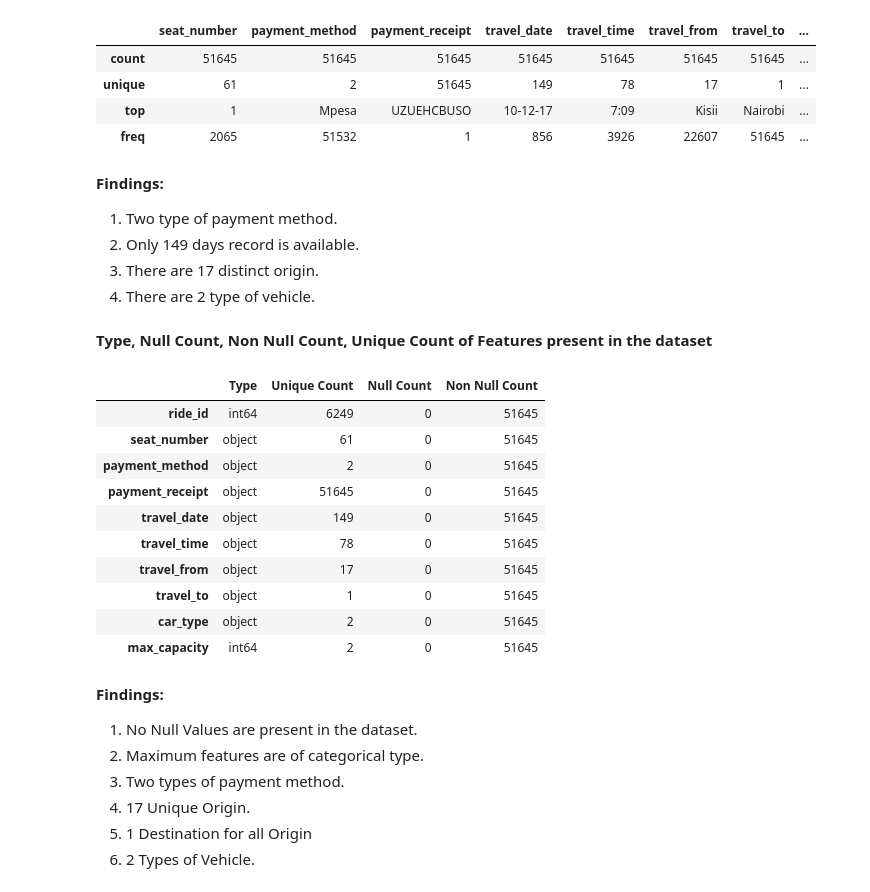
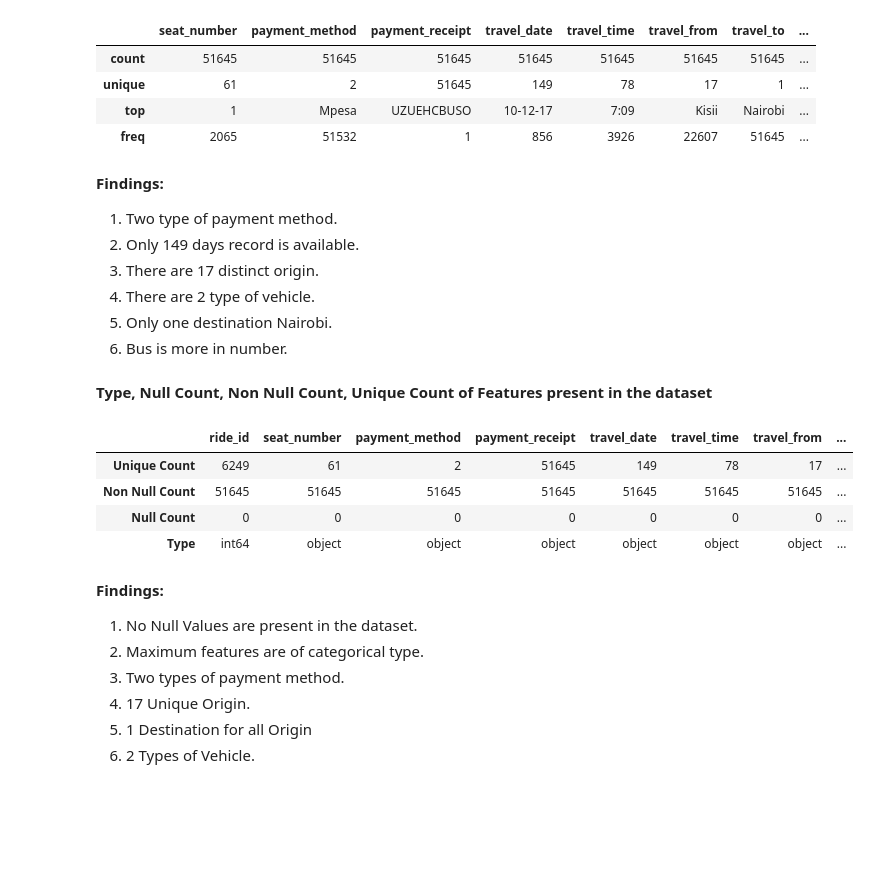
Before and after one commit to sudeep-009/Transport-Demand-Prediction-Regression-Capstone-Project, a Jupyter notebook: Copy_of_Demand_Prediction_for_Public_Transport_Capstone_Project.ipynb, the cells around one changed output. Drawn from its saved outputs; the diff is of its cells as text; code cells hidden in the pictures; blank space fills up the shorter version.

```diff
--- a/Copy_of_Demand_Prediction_for_Public_Transport_Capstone_Project.ipynb
+++ b/Copy_of_Demand_Prediction_for_Public_Transport_Capstone_Project.ipynb
@@ -155,6 +155,8 @@ transport_df.describe(include='object')
 2. Only 149 days record is available.
 3. There are 17 distinct origin.
 4. There are 2 type of vehicle.
+5. Only one destination Nairobi.
+6. Bus is more in number.
 # %% [markdown]
 **Type, Null Count, Non Null Count, Unique Count of Features present in the dataset**
 # %%
@@ -166,19 +168,13 @@ def info(dataset):
   info_df['Unique Count'] = dataset.nunique()
   return info_df
 # %%
-info(transport_df)
+info(transport_df).T
 # %% [output]
-|  | Type | Unique Count | Null Count | Non Null Count |
-| ride_id | int64 | 6249 | 0 | 51645 |
-| seat_number | object | 61 | 0 | 51645 |
-| payment_method | object | 2 | 0 | 51645 |
-| payment_receipt | object | 51645 | 0 | 51645 |
-| travel_date | object | 149 | 0 | 51645 |
-| travel_time | object | 78 | 0 | 51645 |
-| travel_from | object | 17 | 0 | 51645 |
-| travel_to | object | 1 | 0 | 51645 |
-| car_type | object | 2 | 0 | 51645 |
-| max_capacity | int64 | 2 | 0 | 51645 |
+|  | ride_id | seat_number | payment_method | payment_receipt | travel_date | travel_time | travel_from | ... |
+| Unique Count | 6249 | 61 | 2 | 51645 | 149 | 78 | 17 | ... |
+| Non Null Count | 51645 | 51645 | 51645 | 51645 | 51645 | 51645 | 51645 | ... |
+| Null Count | 0 | 0 | 0 | 0 | 0 | 0 | 0 | ... |
+| Type | int64 | object | object | object | object | object | object | ... |
 # %% [markdown]
 **Findings:**
 
```
Also changed, not shown: parts of 37 cells of this notebook.
